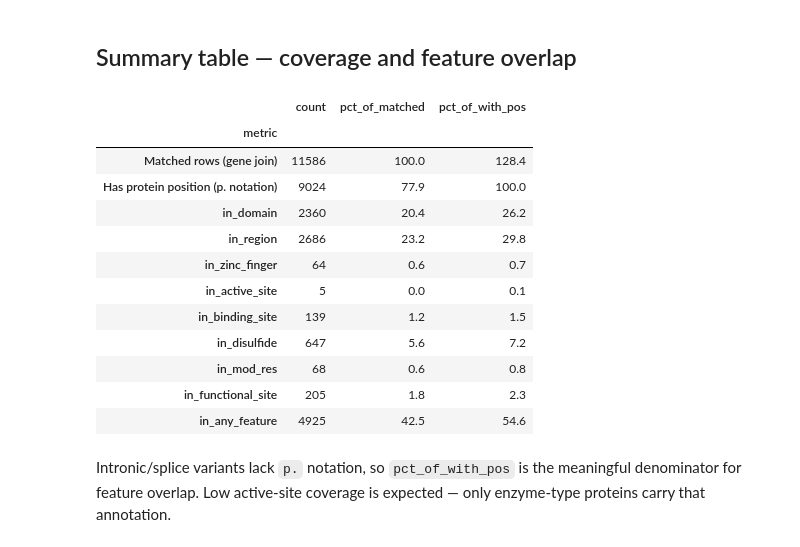
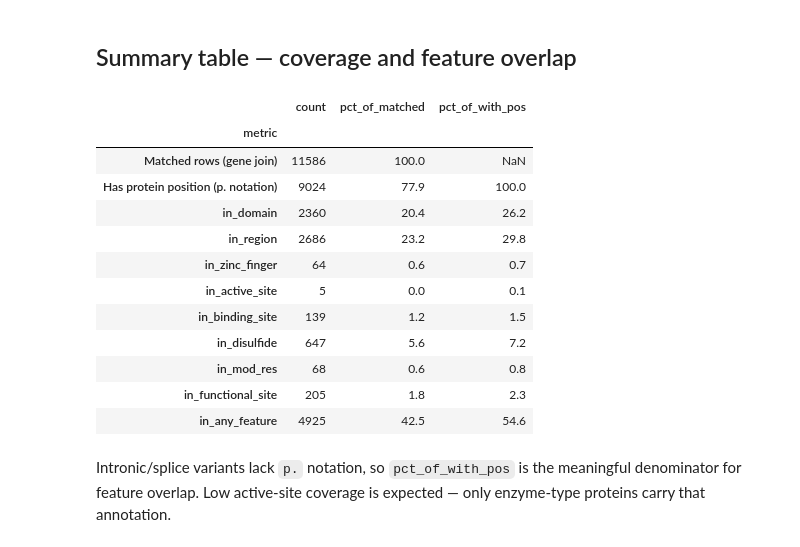
Before and after one commit to milisvitlica/clinvar-pathogenicity-classifier, a Jupyter notebook: notebooks/position_matching_eda.ipynb, the cells around one changed output. Drawn from its saved outputs; the diff is of its cells as text; code cells hidden in the pictures.

```diff
--- a/notebooks/position_matching_eda.ipynb
+++ b/notebooks/position_matching_eda.ipynb
@@ -72,35 +72,35 @@ summary_rows = [
     {
         "metric": "Matched rows (gene join)",
         "count": len(both),
         "pct_of_matched": 100.0,
-        "pct_of_with_pos": pct(len(both), len(both_with_pos)),
+        "pct_of_with_pos": float("nan"),  # not a subset of with-pos
     },
     {
         "metric": "Has protein position (p. notation)",
         "count": int(both["has_protein_position"].sum()),
         "pct_of_matched": pct(both["has_protein_position"].sum(), len(both)),
         "pct_of_with_pos": 100.0,
     },
 ]
 
 for flag in FEATURE_FLAGS:
     n_all = int(both[flag].sum())
     n_pos = int(both_with_pos[flag].sum())
     summary_rows.append(
         {
             "metric": flag,
             "count": n_all,
             "pct_of_matched": pct(n_all, len(both)),
             "pct_of_with_pos": pct(n_pos, len(both_with_pos)),
         }
     )
 
 summary = pd.DataFrame(summary_rows).set_index("metric")
 summary
 # %% [output]
 |  | count | pct_of_matched | pct_of_with_pos |
 | metric |  |  |  |
-| Matched rows (gene join) | 11586 | 100.0 | 128.4 |
+| Matched rows (gene join) | 11586 | 100.0 | NaN |
 | Has protein position (p. notation) | 9024 | 77.9 | 100.0 |
 | in_domain | 2360 | 20.4 | 26.2 |
 | in_region | 2686 | 23.2 | 29.8 |
```
Also changed, not shown: parts of 1 cell of this notebook.
